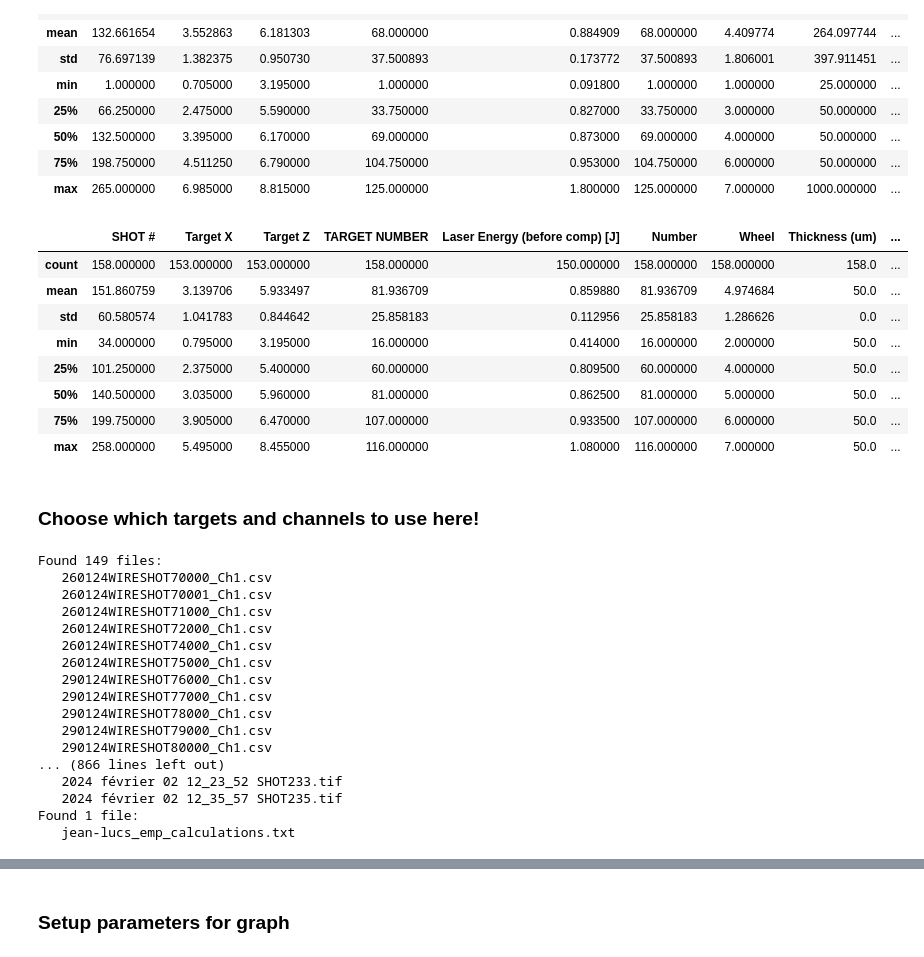
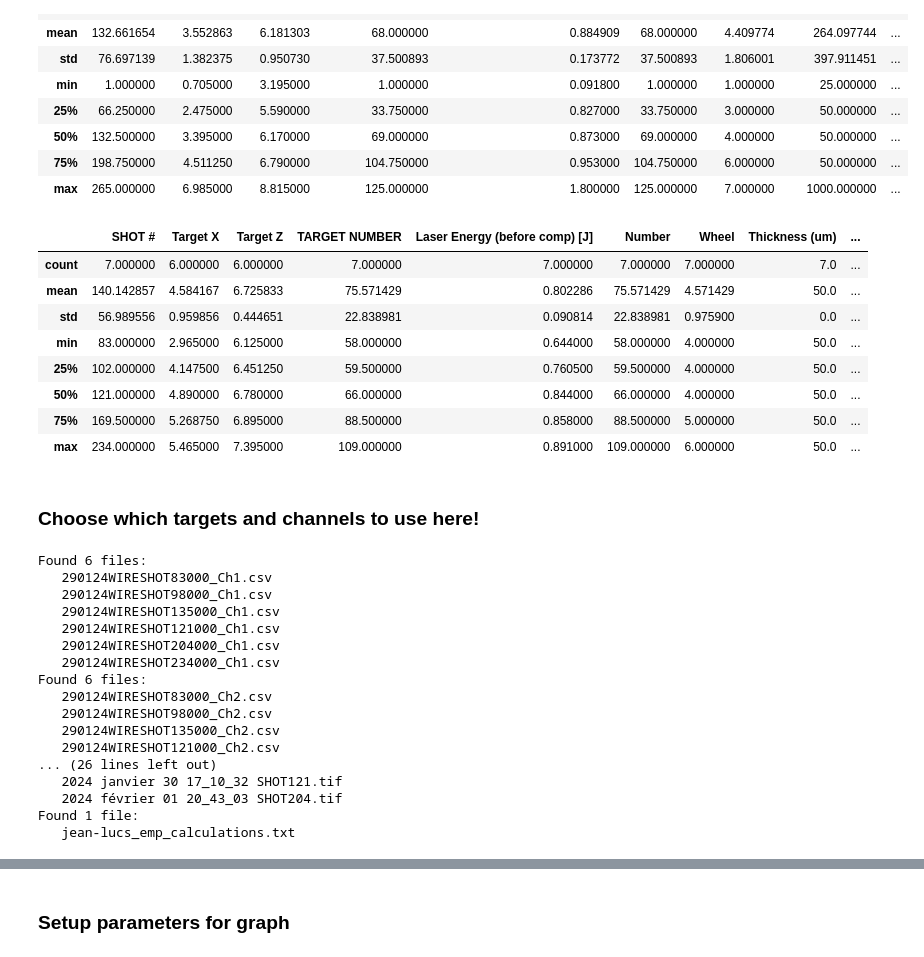
Before and after one commit to Jammi-Dodgers/celia_analysis, a Jupyter notebook: focus_scan_analysis.ipynb, the cells around one changed output, grey strips where cells are left out. Drawn from its saved outputs; the diff is of its cells as text; code cells hidden in the pictures.

```diff
--- a/focus_scan_analysis.ipynb
+++ b/focus_scan_analysis.ipynb
@@ -37,26 +37,27 @@ shotsheet.describe()
 # %%
 shotsheet["relative X"] = shotsheet.groupby('Number')['Target X'].transform(lambda x: x -x.iloc[0]) #calculate the relitive movement from the first shot.
 shotsheet["relative Z"] = shotsheet.groupby('Number')['Target Z'].transform(lambda x: x -x.iloc[0])
 shotsheet["nth shot on target"] = shotsheet.groupby('Number')["Number"].transform(lambda series: np.arange(len(series)) +1) #add a column that counts how many times the target has been shot.
 
 shotsheet["d"] = np.linalg.norm(shotsheet[["relative X", "relative Z"]], axis= 1) # pythagorus to find d. This might be a little simplistic since we know the angle should be 25°
 
 # Apply filters
 shotsheet = shotsheet[shotsheet["Type"] == "wire"]
 shotsheet = shotsheet[shotsheet["Material"] == "Cu"]
 shotsheet = shotsheet[shotsheet["Length(mm)"] == 8]
+shotsheet = shotsheet[shotsheet["nth shot on target"] == 8]
 
 shotsheet.describe()
 # %% [output]
 |  | SHOT # | Target X | Target Z | TARGET NUMBER | Laser Energy (before comp) [J] | Number | Wheel | Thickness (um) | ... |
-| count | 158.000000 | 153.000000 | 153.000000 | 158.000000 | 150.000000 | 158.000000 | 158.000000 | 158.0 | ... |
-| mean | 151.860759 | 3.139706 | 5.933497 | 81.936709 | 0.859880 | 81.936709 | 4.974684 | 50.0 | ... |
-| std | 60.580574 | 1.041783 | 0.844642 | 25.858183 | 0.112956 | 25.858183 | 1.286626 | 0.0 | ... |
-| min | 34.000000 | 0.795000 | 3.195000 | 16.000000 | 0.414000 | 16.000000 | 2.000000 | 50.0 | ... |
-| 25% | 101.250000 | 2.375000 | 5.400000 | 60.000000 | 0.809500 | 60.000000 | 4.000000 | 50.0 | ... |
-| 50% | 140.500000 | 3.035000 | 5.960000 | 81.000000 | 0.862500 | 81.000000 | 5.000000 | 50.0 | ... |
-| 75% | 199.750000 | 3.905000 | 6.470000 | 107.000000 | 0.933500 | 107.000000 | 6.000000 | 50.0 | ... |
-| max | 258.000000 | 5.495000 | 8.455000 | 116.000000 | 1.080000 | 116.000000 | 7.000000 | 50.0 | ... |
+| count | 7.000000 | 6.000000 | 6.000000 | 7.000000 | 7.000000 | 7.000000 | 7.000000 | 7.0 | ... |
+| mean | 140.142857 | 4.584167 | 6.725833 | 75.571429 | 0.802286 | 75.571429 | 4.571429 | 50.0 | ... |
+| std | 56.989556 | 0.959856 | 0.444651 | 22.838981 | 0.090814 | 22.838981 | 0.975900 | 0.0 | ... |
+| min | 83.000000 | 2.965000 | 6.125000 | 58.000000 | 0.644000 | 58.000000 | 4.000000 | 50.0 | ... |
+| 25% | 102.000000 | 4.147500 | 6.451250 | 59.500000 | 0.760500 | 59.500000 | 4.000000 | 50.0 | ... |
+| 50% | 121.000000 | 4.890000 | 6.780000 | 66.000000 | 0.844000 | 66.000000 | 4.000000 | 50.0 | ... |
+| 75% | 169.500000 | 5.268750 | 6.895000 | 88.500000 | 0.858000 | 88.500000 | 5.000000 | 50.0 | ... |
+| max | 234.000000 | 5.465000 | 7.395000 | 109.000000 | 0.891000 | 109.000000 | 6.000000 | 50.0 | ... |
 # %% [markdown]
 ### Choose which targets and channels to use here!
 # %%
@@ -87,21 +88,21 @@ diagnostic_data = pd.DataFrame(diagnostic_data)
 
 background_lookup = pd.DataFrame(([shot, ch, cf.flatten_list(diagnostic_data[ch][diagnostic_data["shot"] == shot].values)] for ch, shots in pyro_background.items() for shot in shots), columns= ["shot", "bg channel", "bg data"]) #Create a dataframe with the bg data
 # %% [output]
-Found 149 files:
-   260124WIRESHOT70000_Ch1.csv
-   260124WIRESHOT70001_Ch1.csv
-   260124WIRESHOT71000_Ch1.csv
-   260124WIRESHOT72000_Ch1.csv
-   260124WIRESHOT74000_Ch1.csv
-   260124WIRESHOT75000_Ch1.csv
-   290124WIRESHOT76000_Ch1.csv
-   290124WIRESHOT77000_Ch1.csv
-   290124WIRESHOT78000_Ch1.csv
-   290124WIRESHOT79000_Ch1.csv
-   290124WIRESHOT80000_Ch1.csv
-... (866 lines left out)
-   2024 février 02 12_23_52 SHOT233.tif
-   2024 février 02 12_35_57 SHOT235.tif
+Found 6 files:
+   290124WIRESHOT83000_Ch1.csv
+   290124WIRESHOT98000_Ch1.csv
+   290124WIRESHOT135000_Ch1.csv
+   290124WIRESHOT121000_Ch1.csv
+   290124WIRESHOT204000_Ch1.csv
+   290124WIRESHOT234000_Ch1.csv
+Found 6 files:
+   290124WIRESHOT83000_Ch2.csv
+   290124WIRESHOT98000_Ch2.csv
+   290124WIRESHOT135000_Ch2.csv
+   290124WIRESHOT121000_Ch2.csv
+... (26 lines left out)
+   2024 janvier 30 17_10_32 SHOT121.tif
+   2024 février 01 20_43_03 SHOT204.tif
 Found 1 file:
    jean-lucs_emp_calculations.txt
 # %%
```
Also changed, not shown: parts of 10 cells of this notebook, 9 other files.
